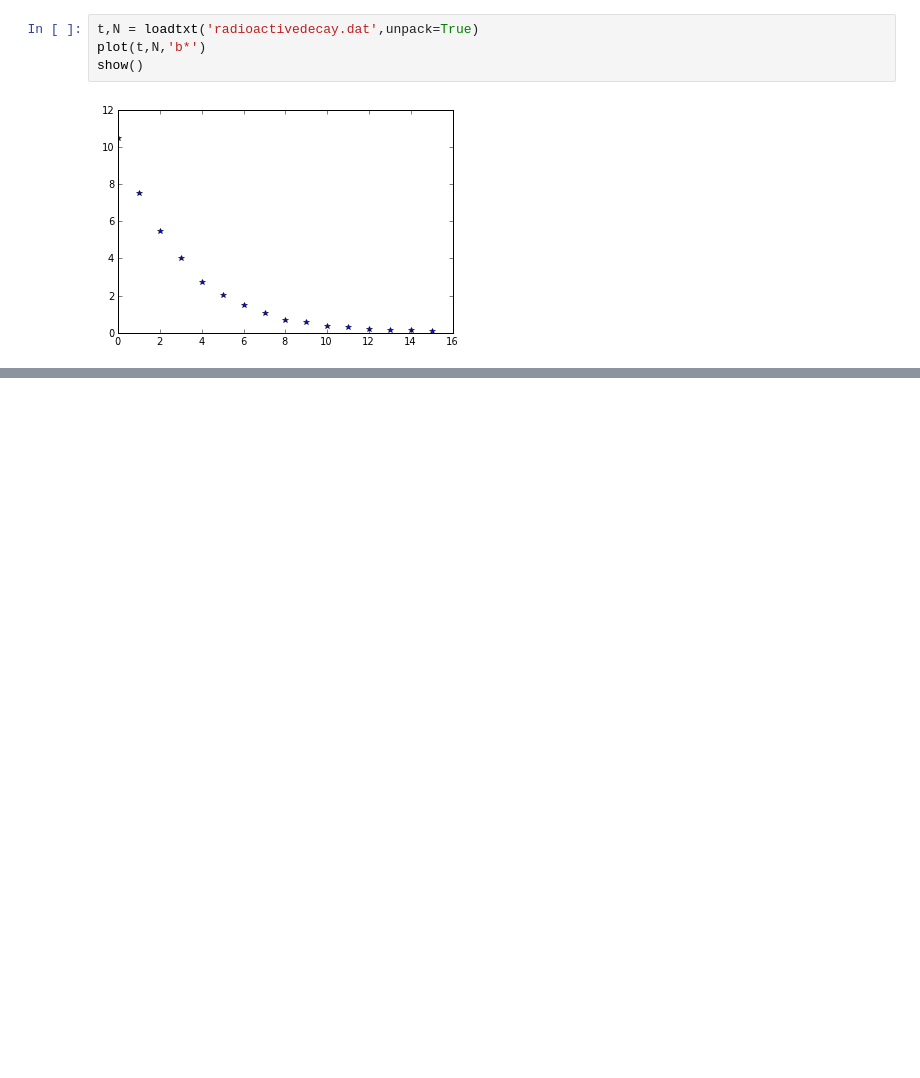
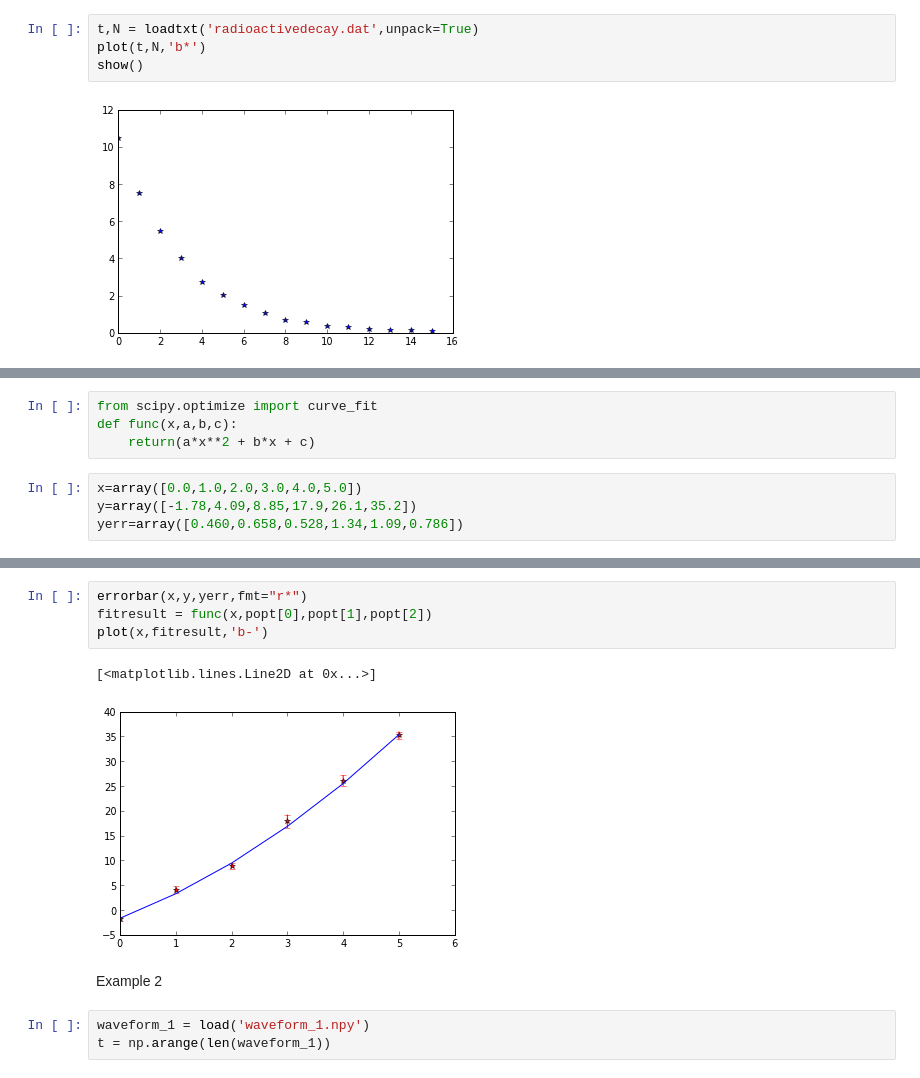
Before and after one commit to dbenton93/PHYS202-S13, a Jupyter notebook: Week10/Tuesday Activities.ipynb, the cells around one changed output, grey strips where cells are left out. Cells and saved outputs as stored; diff of their text form; blank space fills up the shorter version.

```diff
--- a/Week10/Tuesday Activities.ipynb
+++ b/Week10/Tuesday Activities.ipynb
@@ -13,0 +23,8 @@ show()
+# %%
+from scipy.optimize import curve_fit
+def func(x,a,b,c):
+    return(a*x**2 + b*x + c)
+# %%
+x=array([0.0,1.0,2.0,3.0,4.0,5.0])
+y=array([-1.78,4.09,8.85,17.9,26.1,35.2])
+yerr=array([0.460,0.658,0.528,1.34,1.09,0.786])
@@ -13,0 +43,12 @@ show()
+# %%
+errorbar(x,y,yerr,fmt="r*")
+fitresult = func(x,popt[0],popt[1],popt[2])
+plot(x,fitresult,'b-')
+# %% [output]
+[<matplotlib.lines.Line2D at 0x...>]
+[figure, added]
+# %% [markdown]
+Example 2
+# %%
+waveform_1 = load('waveform_1.npy')
+t = np.arange(len(waveform_1))
```
Also changed, not shown: parts of 12 cells of this notebook, 3 other files.
